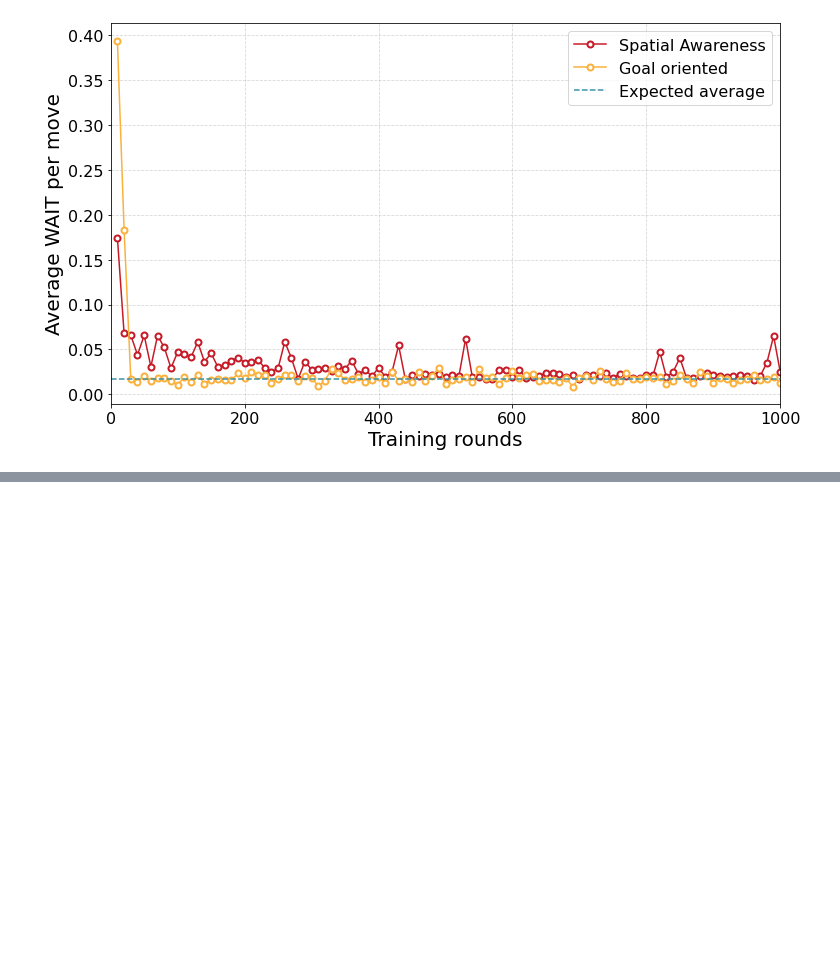
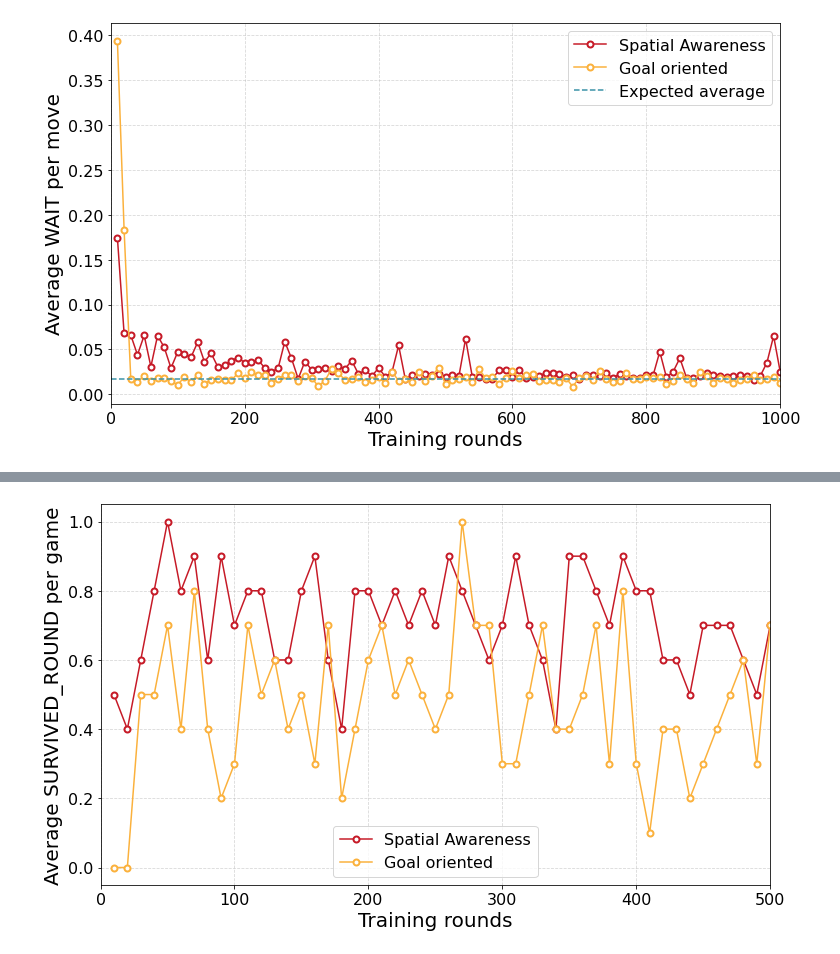
Before and after one commit to NathEd1012/Machine_learning_Ess, a Jupyter notebook: Bomberman/bomberman_rl/data_analysis/data_analysis.ipynb, the cells around one changed output, grey strips where cells are left out. Cells and saved outputs as stored; diff of their text form; code cells hidden in the pictures; blank space fills up the shorter version.

```diff
--- a/Bomberman/bomberman_rl/data_analysis/data_analysis.ipynb
+++ b/Bomberman/bomberman_rl/data_analysis/data_analysis.ipynb
@@ -96,0 +131,17 @@ plt.savefig("data_analysis/diagrams/learning_to_walk_2.png", dpi = 300)
+# %%
+survived_dqn, total_rounds_dqn = analyze_stat("ts-coin-heaven-dqn.csv", "SURVIVED_ROUND")
+survived_nat, total_rounds_nat = analyze_stat("ts-nat-1-1-1.csv", "SURVIVED_ROUND")
+
+fig, ax = plt.subplots(figsize = (12, 7))
+ax.plot(total_rounds_dqn, survived_dqn, label = "Spatial Awareness")
+ax.plot(total_rounds_nat, survived_nat, label = "Goal oriented")
+
+ax.set_ylabel("Average SURVIVED_ROUND per game")
+ax.set_xlabel("Training rounds")
+ax.set_xlim(0, 500)
+
+
+ax.legend(loc = 'best')
+plt.savefig("data_analysis/diagrams/get_a_well_paying_job_2.png", dpi = 300)
+# %% [output]
+[figure, added]
```
Also changed, not shown: parts of 4 cells of this notebook, 7 other files.
